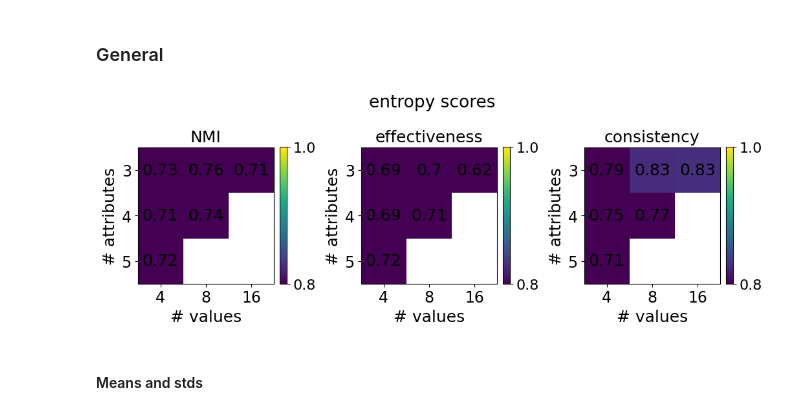
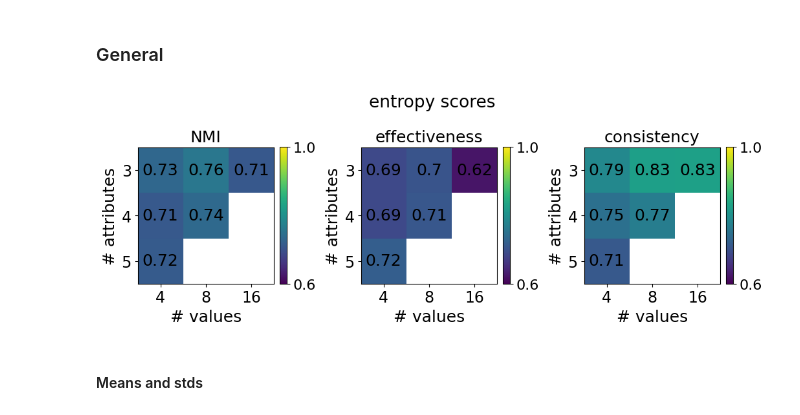
Before and after one commit to mariia55/emergent-abstractions_biased, a Jupyter notebook: analysis_floats.ipynb, the cells around one changed output. Cells and saved outputs as stored; diff of their text form; code cells hidden in the pictures.

Commit message:
changed limits of heatmap for better readability

```diff
--- a/analysis_floats.ipynb
+++ b/analysis_floats.ipynb
@@ -240,10 +240,10 @@ Got a ValueError for key='consistency_concept_x_context'
 ### General
 # %%
 entropies = [entropy_scores[key] for key in ('NMI', 'effectiveness', 'consistency')]
-plot_heatmap(entropies, 'mean', plot_dims=(1,3), ylims=(0.8, 1.0), figsize=(10.5, 3.5),
+plot_heatmap(entropies, 'mean', plot_dims=(1,3), ylims=(0.6, 1.0), figsize=(10.5, 3.5),
              titles = ('NMI', 'effectiveness', 'consistency'), suptitle='entropy scores')
 # %% [output]
-[figure, old version]
+[figure, new version]
 # %% [markdown]
 #### Means and stds
 # %%
```
